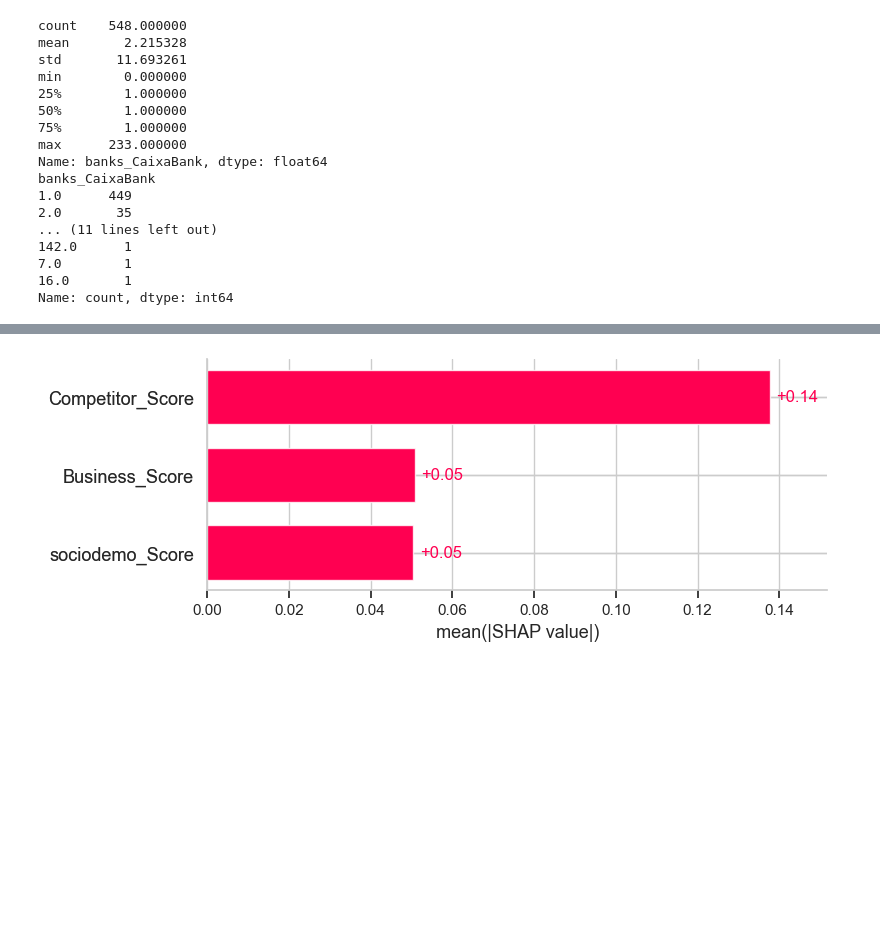
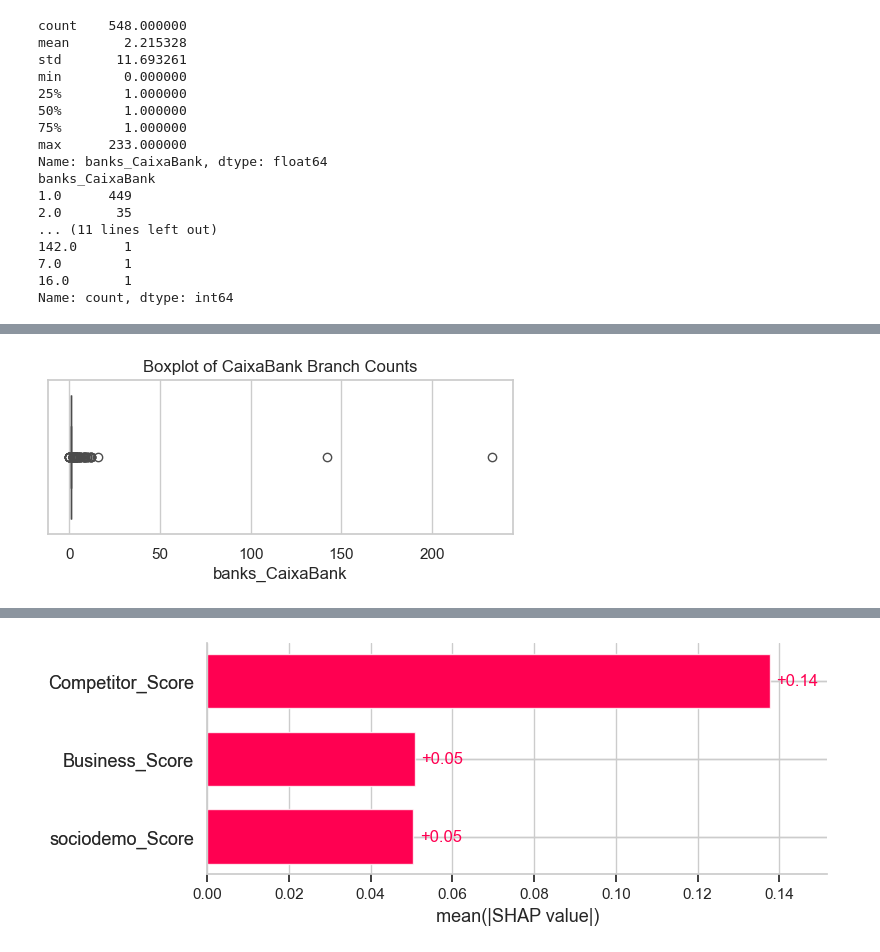
Before and after one commit to soledadmonge/thesis, a Jupyter notebook: merge_features_score_marta_v1.ipynb, the cells around one changed output, grey strips where cells are left out. Cells and saved outputs as stored; diff of their text form; code cells hidden in the pictures; blank space fills up the shorter version.

```diff
--- a/merge_features_score_marta_v1.ipynb
+++ b/merge_features_score_marta_v1.ipynb
@@ -1486,0 +1472,7 @@ plt.show()
+# %%
+plt.figure(figsize=(6, 2))
+sns.boxplot(x=df_combined['banks_CaixaBank'])
+plt.title("Boxplot of CaixaBank Branch Counts")
+plt.show()
+# %% [output]
+[figure, added]
```
Also changed, not shown: parts of 34 cells of this notebook.
